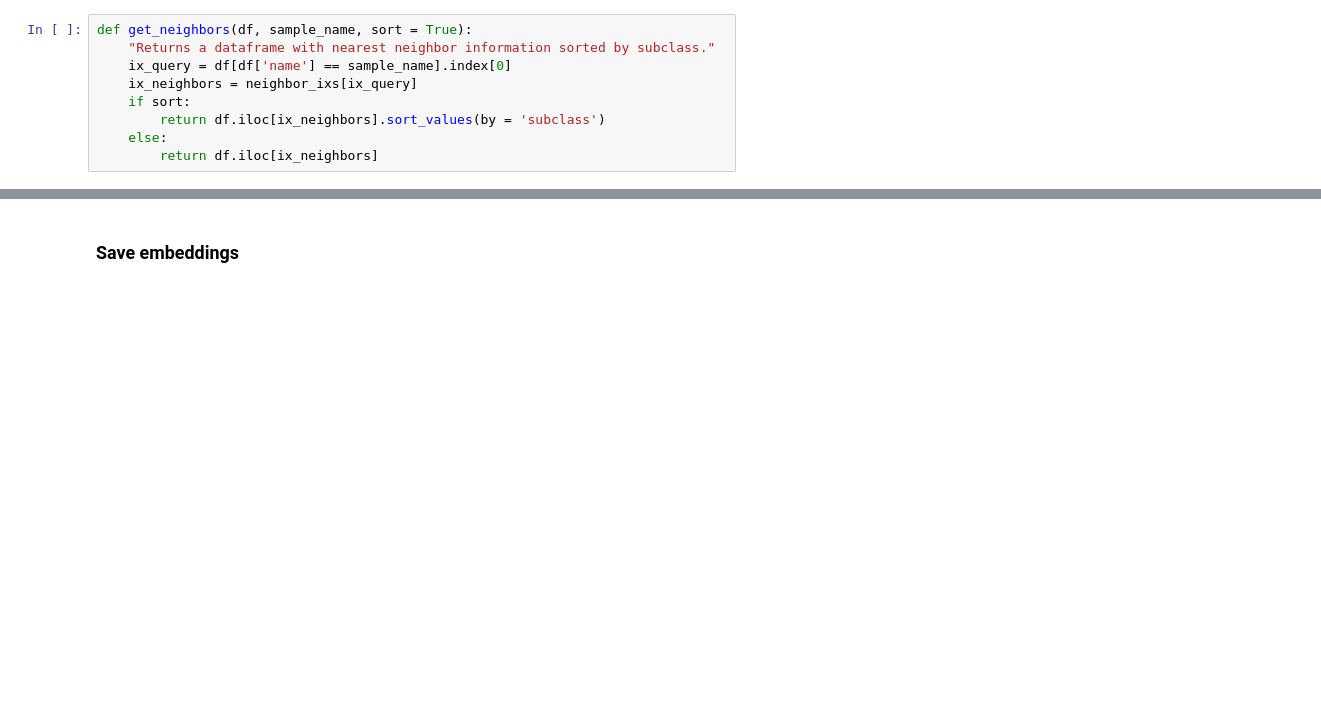
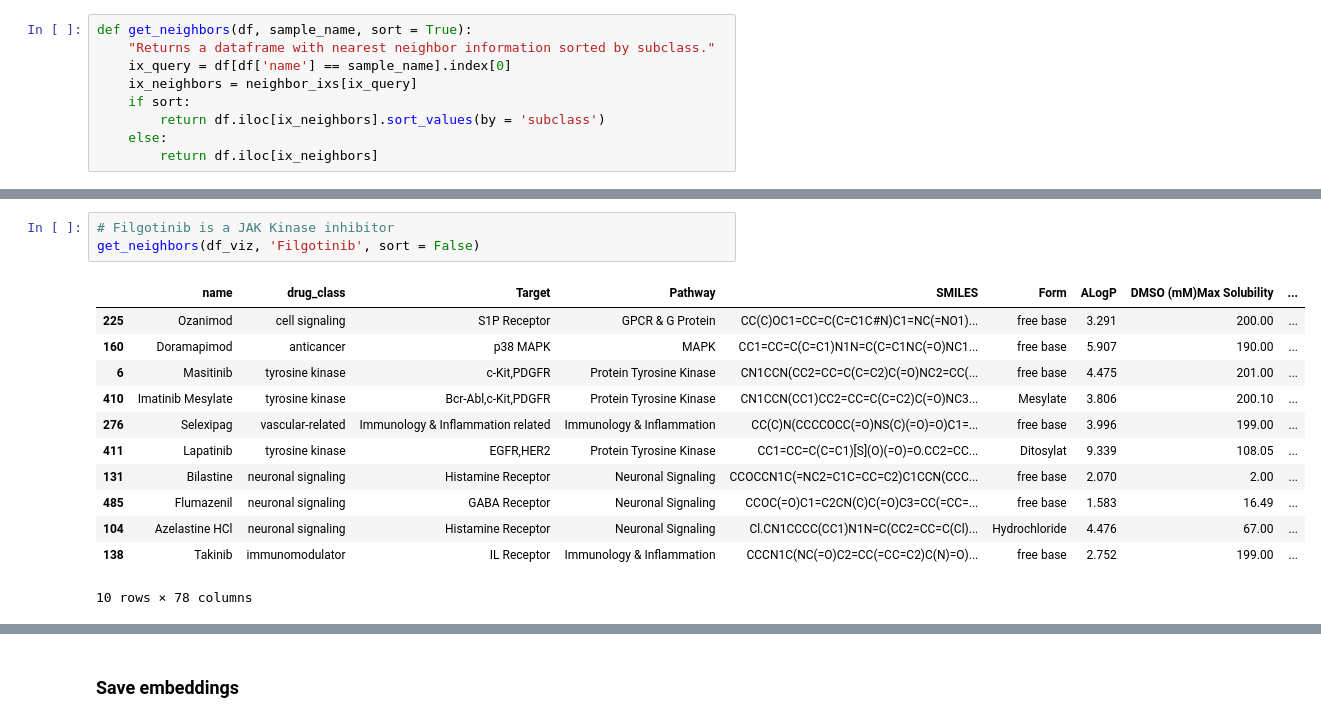
Before and after one commit to manuflores/sandbox, a Jupyter notebook: notebooks/joint_emb.ipynb, the cells around one changed output, grey strips where cells are left out. Saved outputs shown, nothing was run; the diff lists cells and outputs as text; blank space fills up the shorter version.

```diff
--- a/notebooks/joint_emb.ipynb
+++ b/notebooks/joint_emb.ipynb
@@ -511,0 +716,16 @@ get_neighbors(df_viz, 'Vorinostat', sort = False)
+# %%
+# Filgotinib is a JAK Kinase inhibitor
+get_neighbors(df_viz, 'Filgotinib', sort = False)
+# %% [output]
+|  | name | drug_class | Target | Pathway | SMILES | Form | ALogP | DMSO (mM)Max Solubility | ... |
+| 225 | Ozanimod | cell signaling | S1P Receptor | GPCR & G Protein | CC(C)OC1=CC=C(C=C1C#N)C1=NC(=NO1)... | free base | 3.291 | 200.00 | ... |
+| 160 | Doramapimod | anticancer | p38 MAPK | MAPK | CC1=CC=C(C=C1)N1N=C(C=C1NC(=O)NC1... | free base | 5.907 | 190.00 | ... |
+| 6 | Masitinib | tyrosine kinase | c-Kit,PDGFR | Protein Tyrosine Kinase | CN1CCN(CC2=CC=C(C=C2)C(=O)NC2=CC(... | free base | 4.475 | 201.00 | ... |
+| 410 | Imatinib Mesylate | tyrosine kinase | Bcr-Abl,c-Kit,PDGFR | Protein Tyrosine Kinase | CN1CCN(CC1)CC2=CC=C(C=C2)C(=O)NC3... | Mesylate | 3.806 | 200.10 | ... |
+| 276 | Selexipag | vascular-related | Immunology & Inflammation related | Immunology & Inflammation | CC(C)N(CCCCOCC(=O)NS(C)(=O)=O)C1=... | free base | 3.996 | 199.00 | ... |
+| 411 | Lapatinib | tyrosine kinase | EGFR,HER2 | Protein Tyrosine Kinase | CC1=CC=C(C=C1)[S](O)(=O)=O.CC2=CC... | Ditosylat | 9.339 | 108.05 | ... |
+| 131 | Bilastine | neuronal signaling | Histamine Receptor | Neuronal Signaling | CCOCCN1C(=NC2=C1C=CC=C2)C1CCN(CCC... | free base | 2.070 | 2.00 | ... |
+| 485 | Flumazenil | neuronal signaling | GABA Receptor | Neuronal Signaling | CCOC(=O)C1=C2CN(C)C(=O)C3=CC(=CC=... | free base | 1.583 | 16.49 | ... |
+| 104 | Azelastine HCl | neuronal signaling | Histamine Receptor | Neuronal Signaling | Cl.CN1CCCC(CC1)N1N=C(CC2=CC=C(Cl)... | Hydrochloride | 4.476 | 67.00 | ... |
+| 138 | Takinib | immunomodulator | IL Receptor | Immunology & Inflammation | CCCN1C(NC(=O)C2=CC(=CC=C2)C(N)=O)... | free base | 2.752 | 199.00 | ... |
+10 rows × 78 columns
```
Also changed, not shown: parts of 91 cells of this notebook.
